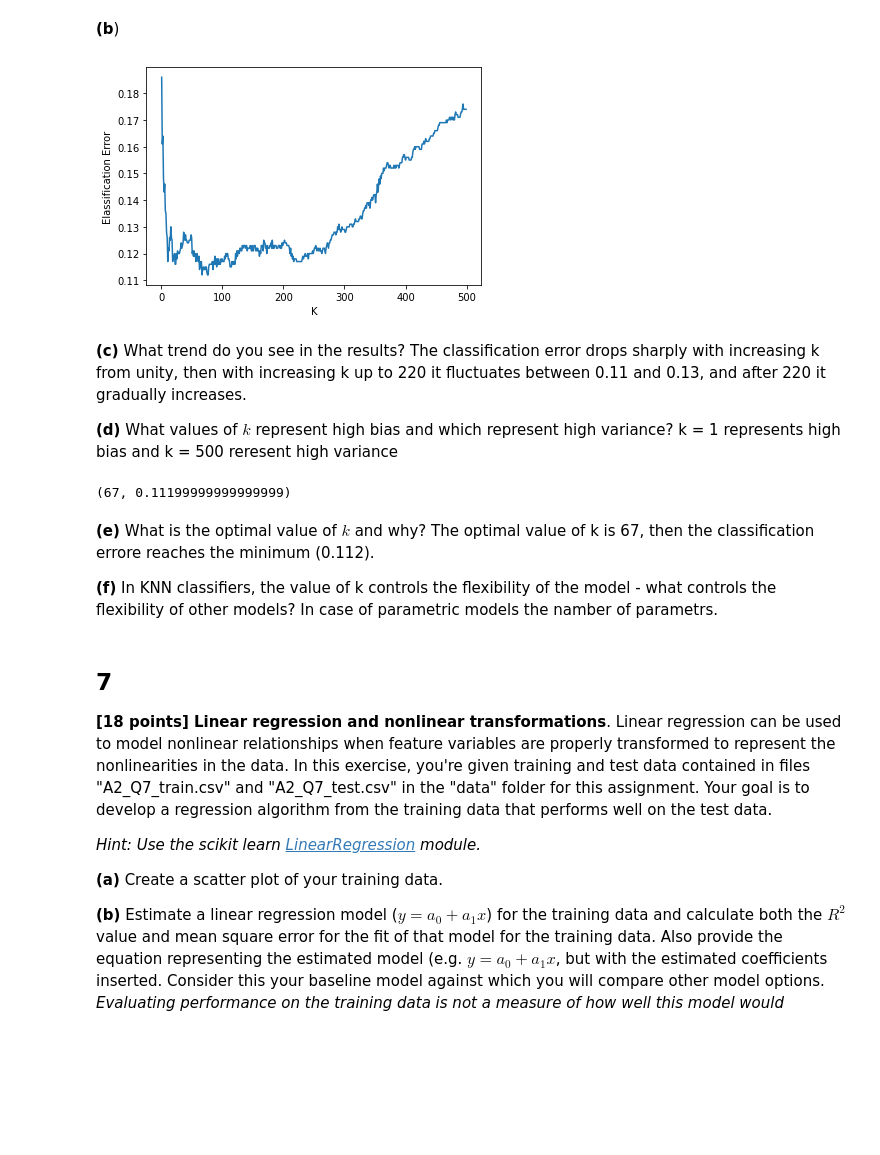
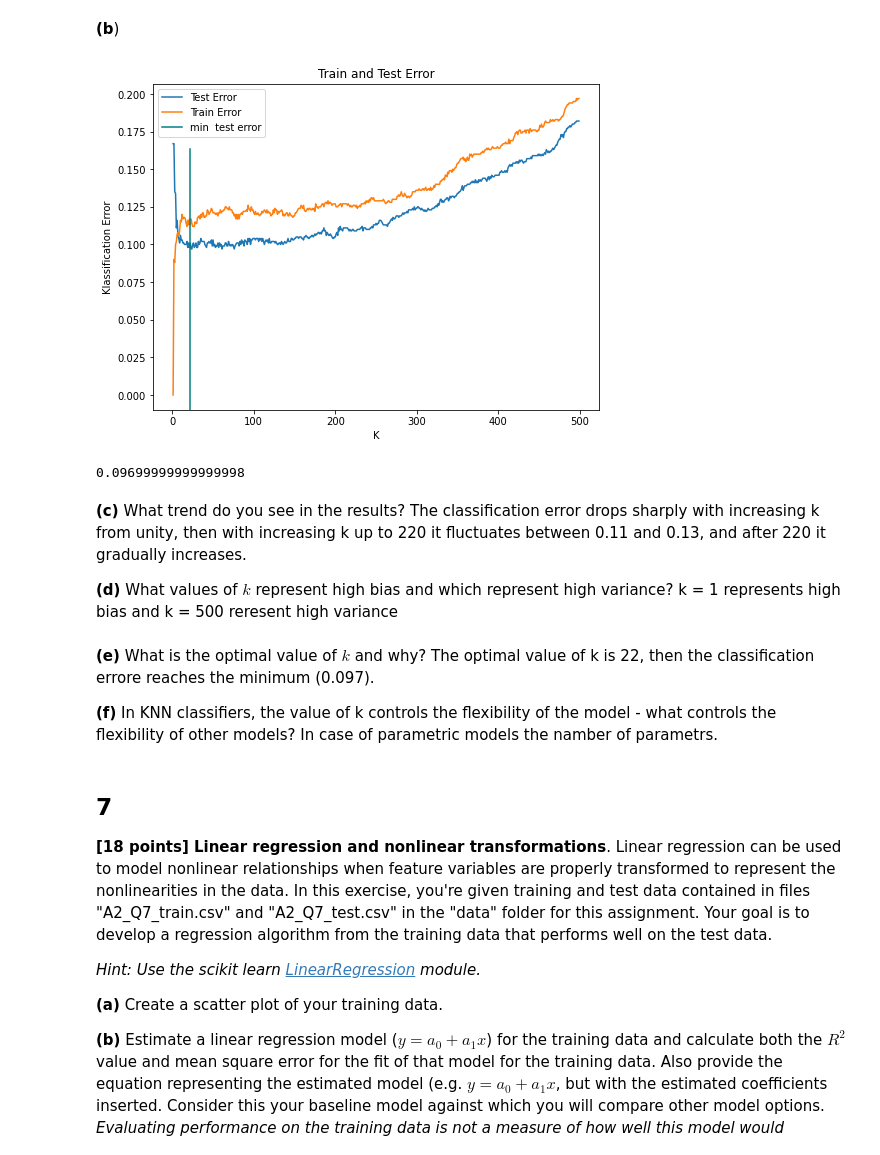
Before and after one commit to HarTigran/ids705, a Jupyter notebook: assignments/Assignment_2.ipynb, the cells around one changed output. Cells and saved outputs as stored; diff of their text form; code cells hidden in the pictures; blank space fills up the shorter version.

```diff
--- a/assignments/Assignment_2.ipynb
+++ b/assignments/Assignment_2.ipynb
@@ -438,29 +439,49 @@ for k in range(1,500):
     clf.fit(X,y.ravel())
     y_hat = clf.predict(X_test)
     acc = accuracy_score(y_test,y_hat)
-    ACC.append((k,1-acc))
+    ACC.append(1-acc)
-# %%
-metr = pd.DataFrame(ACC, columns=['k', 'Elassification Error'])
-plt.plot(metr['k'], metr['Elassification Error'])
-plt.ylabel("Elassification Error")
-plt.xlabel("K")
-
-plt.show()
-# %% [output]
-[figure, removed]
+# %%
+ACC_train = []
+for k in range(1,500):
+    clf = neighbors.KNeighborsClassifier(n_neighbors=k)
+    clf.fit(X,y.ravel())
+    y_hat_train = clf.predict(X)
+    acc = accuracy_score(y,y_hat_train)
+    ACC_train.append(1-acc)
+# %%
+K = [i for i in range(1,500)]
+
+# specifying the plot size
+plt.figure(figsize = (8, 6))
+
+plt.plot(K,ACC, label = "Test Error")
+plt.plot(K,ACC_train, label = "Train Error")
+
+# only one line may be specified; full height
+plt.axvline(x = ACC.index(min(ACC)), ymin = 0, ymax = 0.8,color = 'teal', label = 'min  test error')
+plt.plot()
+plt.title("Train and Test Error")
+plt.ylabel("Klassification Error")
+plt.xlabel("K")
+plt.legend()
+
+plt.show()
+# %% [output]
+[figure, added]
+# %%
+ACC.index(min(ACC))
+min(ACC)
+# %% [output]
+0.09699999999999998
 # %% [markdown]
 **(c)** What trend do you see in the results?
 The classification error drops sharply with increasing k from unity, then with increasing k up to 220 it fluctuates between 0.11 and 0.13, and after 220 it gradually increases.
 
 **(d)** What values of $k$ represent high bias and which represent high variance?
 k = 1 represents high bias and k = 500 reresent high variance
-# %%
-min(ACC, key = lambda x:x[1])
-# %% [output]
-(67, 0.11199999999999999)
 # %% [markdown]
 **(e)** What is the optimal value of $k$ and why?
-The optimal value of k is 67, then the classification errore reaches the minimum (0.112).
+The optimal value of k is 22, then the classification errore reaches the minimum (0.097).
 
 
 **(f)** In KNN classifiers, the value of k controls the flexibility of the model - what controls the flexibility of other models?
```
Also changed, not shown: parts of 14 cells of this notebook.
